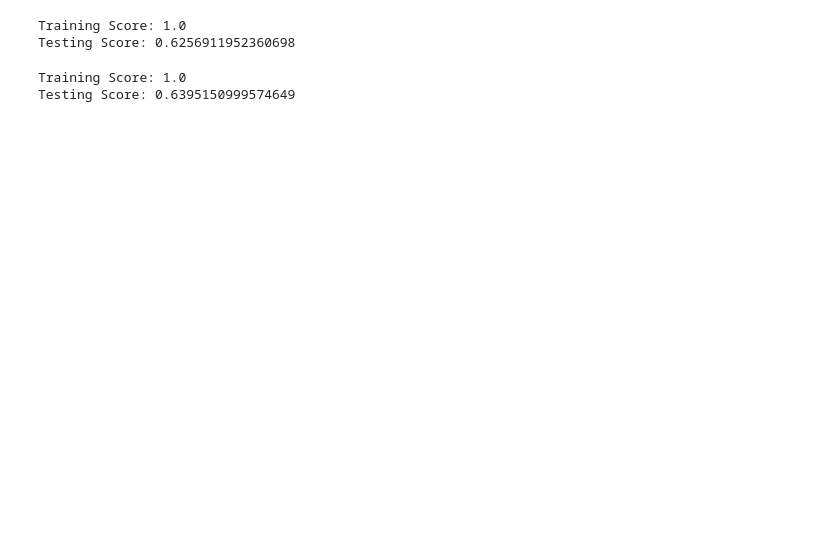
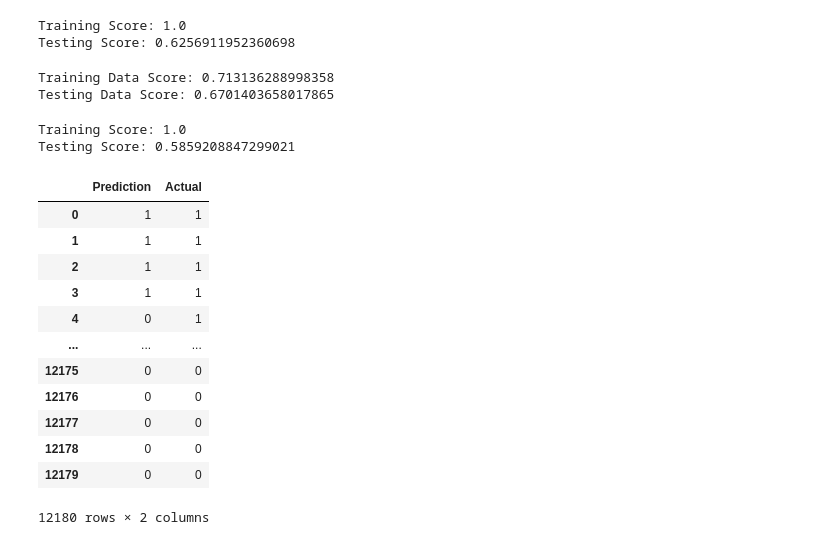
Before and after one commit to whywont/Predicting-Credit-Risk-ML, a Jupyter notebook: Credit Risk Evaluator.ipynb, the cells around one changed output. Cells and saved outputs as stored; diff of their text form; code cells hidden in the pictures; blank space fills up the shorter version.

Commit message:
Finished model

```diff
--- a/Credit Risk Evaluator.ipynb
+++ b/Credit Risk Evaluator.ipynb
@@ -159,10 +142,28 @@ print(f'Testing Score: {clf.score(test_dummies, label_test)}')
 # %% [output]
 Training Score: 1.0
 Testing Score: 0.6256911952360698
+# %%
+# Scale the data
+scaler = StandardScaler().fit(train_dummies)
+train_dummies_scaled = scaler.transform(train_dummies)
+
+scaler_test = StandardScaler().fit(test_dummies)
+test_dummies_scaled = scaler_test.transform(test_dummies)
+# %%
+# Train the Logistic Regression model on the scaled data and print the model score
+classifier_scaled = LogisticRegression()
+classifier_scaled.fit(train_dummies_scaled, label)
+
+print(f"Training Data Score: {classifier_scaled.score(train_dummies_scaled, label)}")
+print(f"Testing Data Score: {classifier_scaled.score(test_dummies_scaled, label_test)}")
+# %% [output]
+Training Data Score: 0.713136288998358
+Testing Data Score: 0.6701403658017865
 # %%
-clf = RandomForestClassifier(random_state=1, n_estimators=300).fit(X_train, y_train)
-print(f'Training Score: {clf.score(X_train, y_train)}')
-print(f'Testing Score: {clf.score(test_dummies, label_test)}')
+# Train a Random Forest Classifier model on the scaled data and print the model score
+clf_scaled = RandomForestClassifier(random_state=1, n_estimators=300).fit(train_dummies_scaled, label)
+print(f'Training Score: {clf_scaled.score(train_dummies_scaled, label)}')
+print(f'Testing Score: {clf_scaled.score(test_dummies_scaled, label_test)}')
 # %% [output]
 Training Score: 1.0
-Testing Score: 0.6395150999574649
+Testing Score: 0.5859208847299021
@@ -174,0 +170,17 @@ Testing Score: 0.6395150999574649
+# %%
+predictions = classifier_scaled.predict(train_dummies_scaled)
+pd.DataFrame({"Prediction": predictions, "Actual": label})
+# %% [output]
+|  | Prediction | Actual |
+| 0 | 1 | 1 |
+| 1 | 1 | 1 |
+| 2 | 1 | 1 |
+| 3 | 1 | 1 |
+| 4 | 0 | 1 |
+| ... | ... | ... |
+| 12175 | 0 | 0 |
+| 12176 | 0 | 0 |
+| 12177 | 0 | 0 |
+| 12178 | 0 | 0 |
+| 12179 | 0 | 0 |
+12180 rows × 2 columns
```
Also changed, not shown: parts of 10 cells of this notebook.
